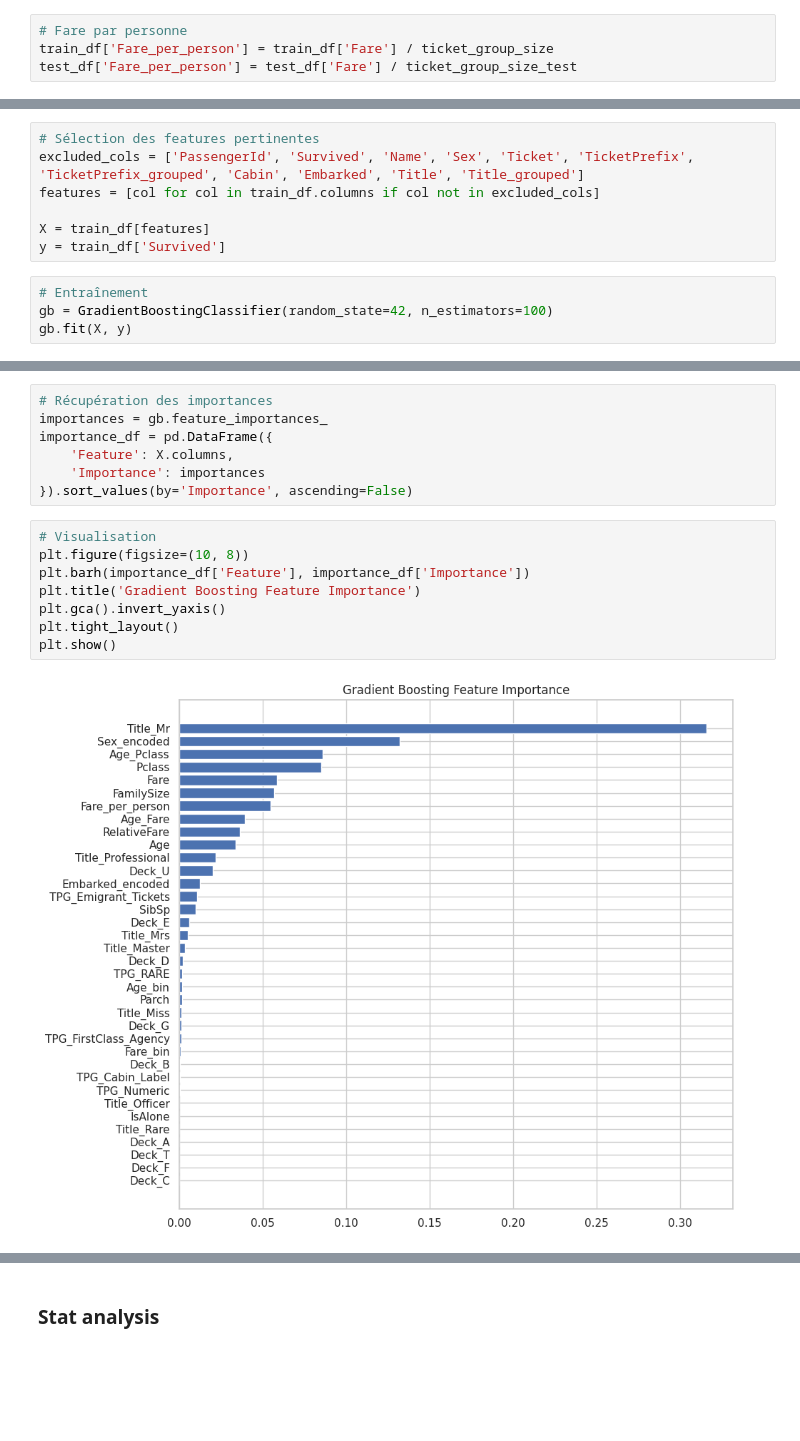
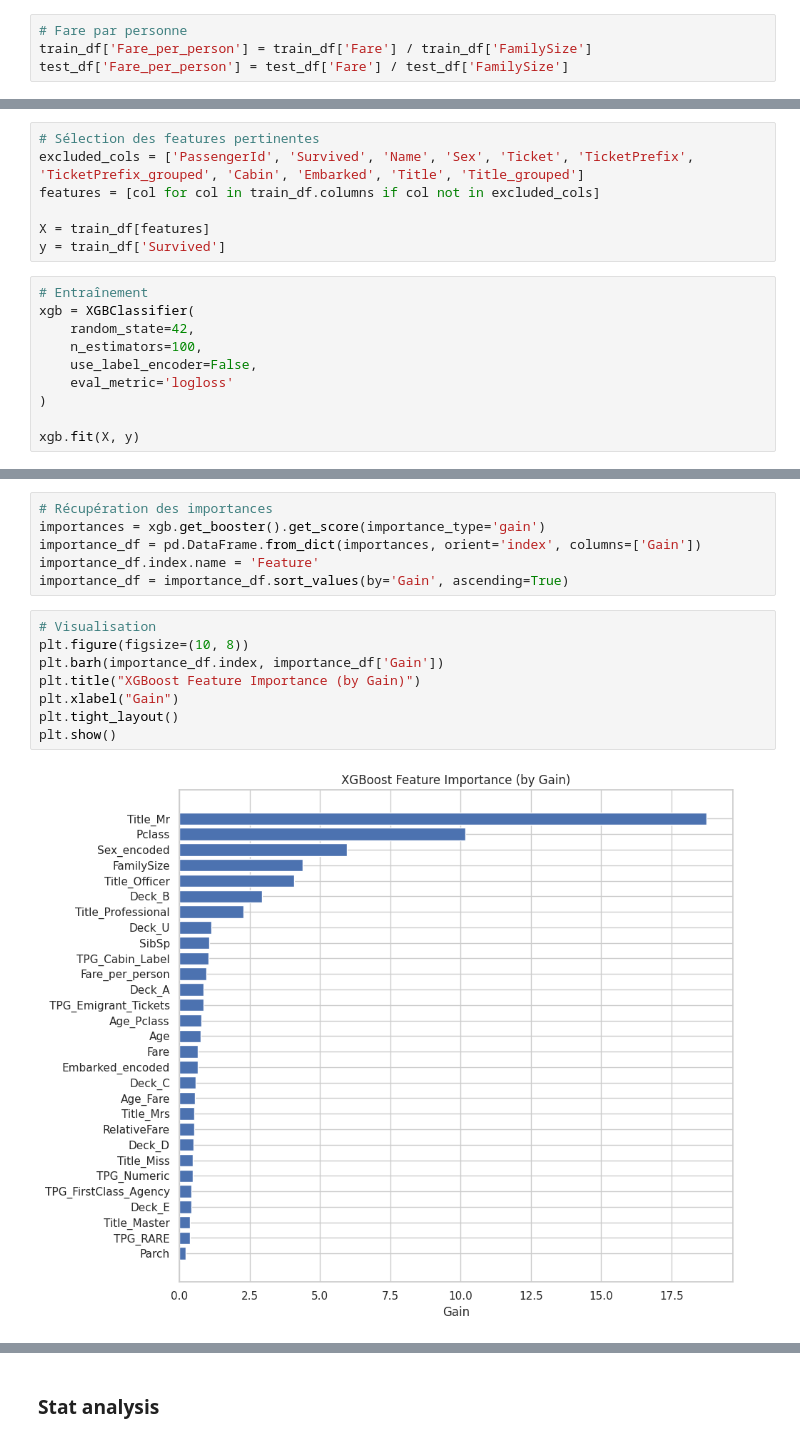
Before and after one commit to Stely-data/Titanic, a Jupyter notebook: titanic_notebook.ipynb, the cells around one changed output, grey strips where cells are left out. Saved outputs shown, nothing was run; the diff lists cells and outputs as text; blank space fills up the shorter version.

```diff
--- a/titanic_notebook.ipynb
+++ b/titanic_notebook.ipynb
@@ -400,7 +401,7 @@ ticket_group_size_test = test_df['Ticket'].map(test_df['Ticket'].value_counts())
 # %%
 # Fare par personne
-train_df['Fare_per_person'] = train_df['Fare'] / ticket_group_size
-test_df['Fare_per_person'] = test_df['Fare'] / ticket_group_size_test
+train_df['Fare_per_person'] = train_df['Fare'] / train_df['FamilySize']
+test_df['Fare_per_person'] = test_df['Fare'] / test_df['FamilySize']
 # %%
 # Moyenne et std de Fare_per_person par classe dans le TRAIN
 fare_stats_by_class = train_df.groupby('Pclass')['Fare_per_person'].agg(['mean', 'std'])
@@ -518,6 +514,12 @@ X = train_df[features]
 y = train_df['Survived']
 # %%
 # Entraînement
-gb = GradientBoostingClassifier(random_state=42, n_estimators=100)
-gb.fit(X, y)
+xgb = XGBClassifier(
+    random_state=42,
+    n_estimators=100,
+    use_label_encoder=False,
+    eval_metric='logloss'
+)
+
+xgb.fit(X, y)
 # %% [output]
@@ -525,18 +537,17 @@ GradientBoostingClassifier(random_state=42)
 # %%
 # Récupération des importances
-importances = gb.feature_importances_
-importance_df = pd.DataFrame({
-    'Feature': X.columns,
-    'Importance': importances
-}).sort_values(by='Importance', ascending=False)
+importances = xgb.get_booster().get_score(importance_type='gain')
+importance_df = pd.DataFrame.from_dict(importances, orient='index', columns=['Gain'])
+importance_df.index.name = 'Feature'
+importance_df = importance_df.sort_values(by='Gain', ascending=True)
 # %%
 # Visualisation
 plt.figure(figsize=(10, 8))
-plt.barh(importance_df['Feature'], importance_df['Importance'])
-plt.title('Gradient Boosting Feature Importance')
-plt.gca().invert_yaxis()
+plt.barh(importance_df.index, importance_df['Gain'])
+plt.title("XGBoost Feature Importance (by Gain)")
+plt.xlabel("Gain")
 plt.tight_layout()
 plt.show()
 # %% [output]
-[figure, old version]
+[figure, new version]
 # %%
```
Also changed, not shown: parts of 27 cells of this notebook.
